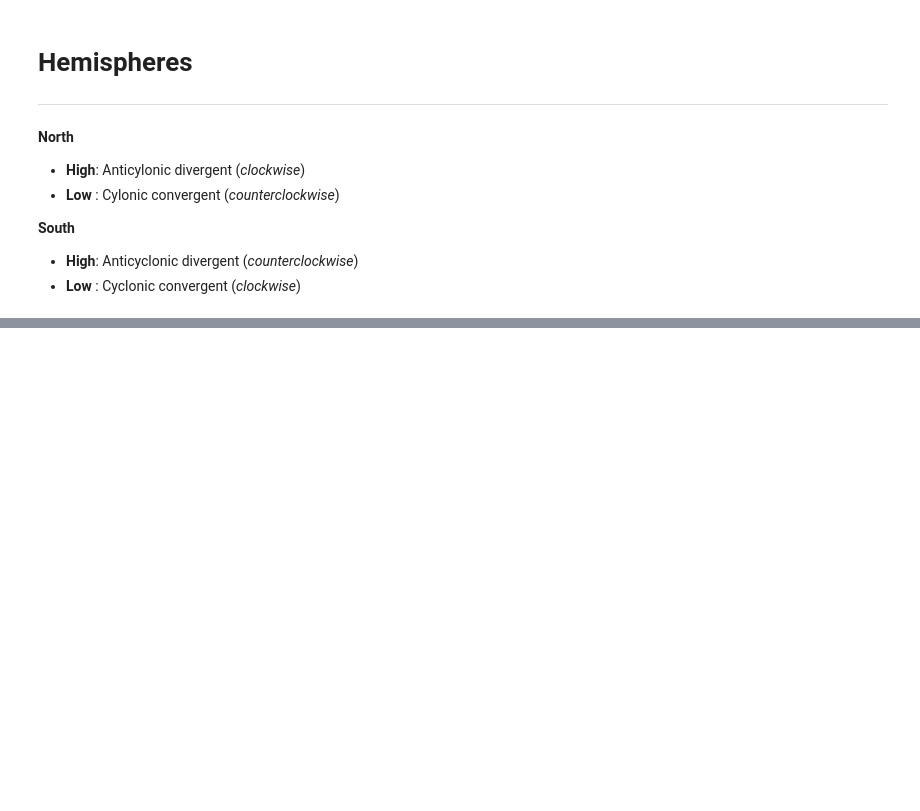
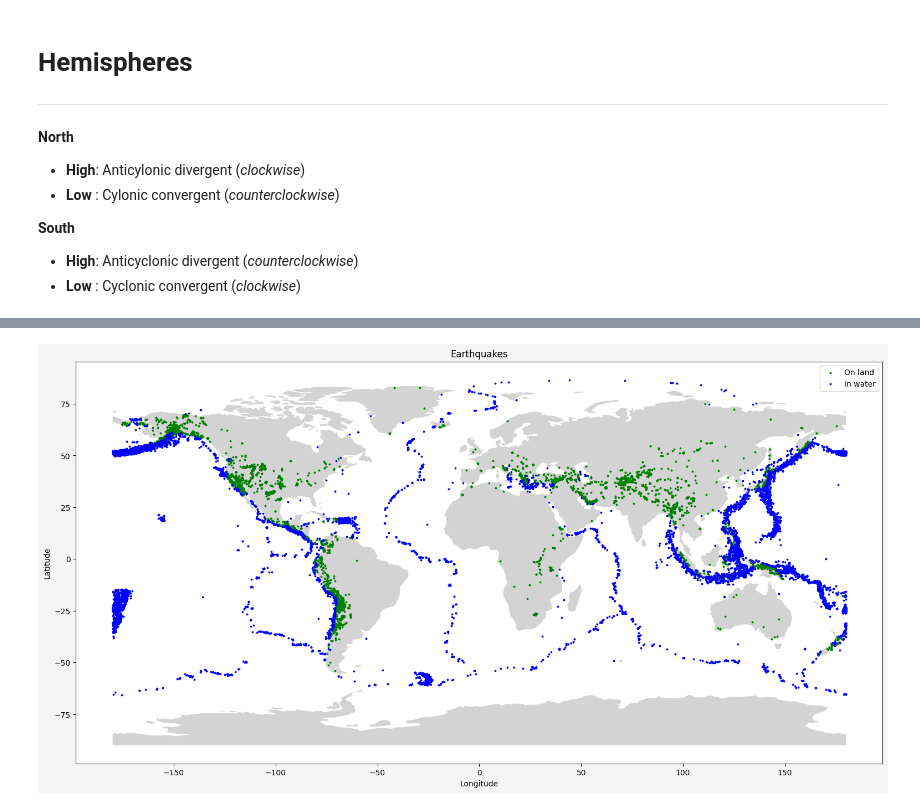
Before and after one commit to janiejestemja/geo, a Jupyter notebook: learning_notes.ipynb, the cells around one changed output, grey strips where cells are left out. Saved outputs shown, nothing was run; the diff lists cells and outputs as text; code cells hidden in the pictures; blank space fills up the shorter version.

```diff
--- a/learning_notes.ipynb
+++ b/learning_notes.ipynb
@@ -132,2 +140,9 @@ plt.show()
 # %%
 # Section yet to be written...
+# %%
+df = pd.read_csv("data/earthquakes_2023_global.csv")
+# %%
+geometry = [Point(xy) for xy in zip(df["longitude"], df["latitude"])]
+gdf = gpd.GeoDataFrame(df, geometry=geometry, crs="EPSG:4326")
+# %%
+gdf["on_land"] = gdf.geometry.within(world.union_all())
@@ -133,0 +153,15 @@ plt.show()
+# %%
+fig, ax = plt.subplots(figsize=(16, 8), facecolor="whitesmoke", layout="constrained")
+world.plot(ax=ax, color="lightgrey")
+
+gdf[gdf["on_land"] == True].plot(ax=ax, marker="o", markersize=3, color="green", label="On land")
+gdf[gdf["on_land"] == False].plot(ax=ax, marker="o", markersize=3, color="blue", label="In water")
+
+ax.set_title("Earthquakes")
+ax.set_xlabel("Longitude")
+ax.set_ylabel("Latitude")
+
+plt.legend()
+plt.show()
+# %% [output]
+[figure, added]
```
Also changed, not shown: parts of 6 cells of this notebook, 1 other file.
